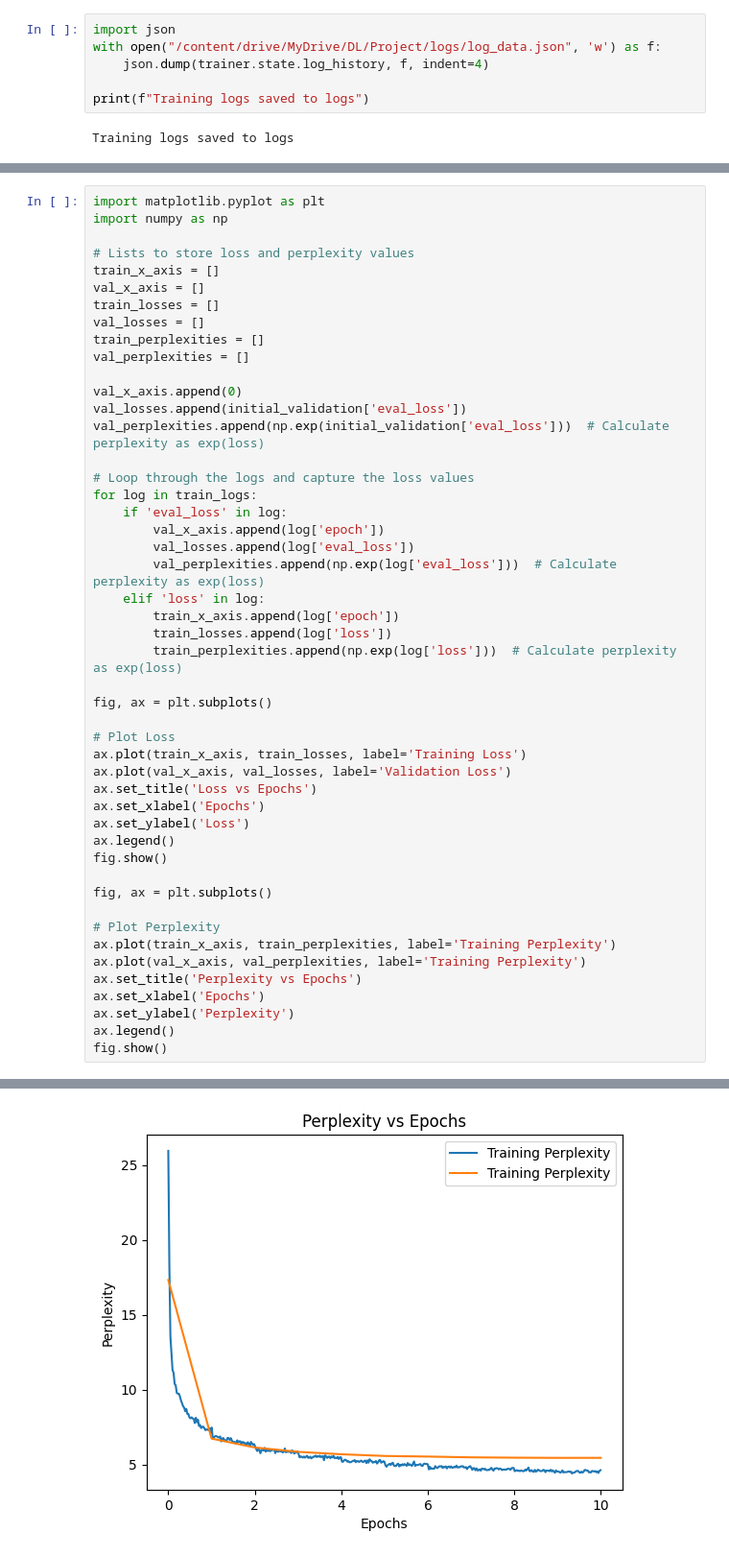
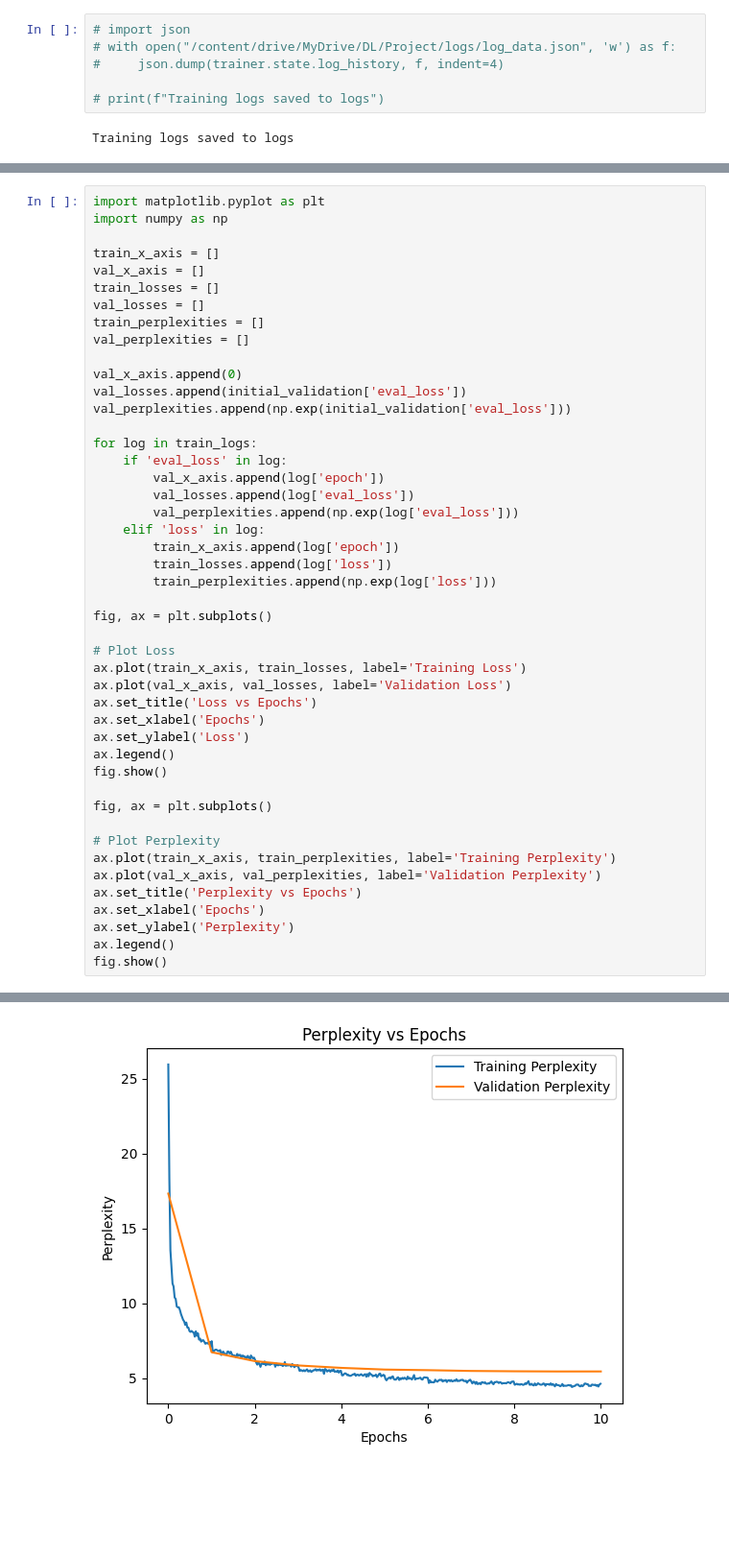
Before and after one commit to Areeb196/CS7643-DL-Project, a Jupyter notebook: gpt2.ipynb, the cells around one changed output, grey strips where cells are left out. Shown: that part at 96% size. Saved outputs shown, nothing was run; the diff lists cells and outputs as text; blank space fills up the shorter version.

```diff
--- a/gpt2.ipynb
+++ b/gpt2.ipynb
@@ -155,9 +104,9 @@ print(f"Final validation loss: {final_validation['eval_loss']}")
 # %%
-import json
-with open("/content/drive/MyDrive/DL/Project/logs/log_data.json", 'w') as f:
-    json.dump(trainer.state.log_history, f, indent=4)
+# import json
+# with open("/content/drive/MyDrive/DL/Project/logs/log_data.json", 'w') as f:
+#     json.dump(trainer.state.log_history, f, indent=4)
 
-print(f"Training logs saved to logs")
+# print(f"Training logs saved to logs")
 # %% [output]
 Training logs saved to logs
 # %%
@@ -178,7 +123,6 @@ print(train_logs)
 import matplotlib.pyplot as plt
 import numpy as np
 
-# Lists to store loss and perplexity values
 train_x_axis = []
 val_x_axis = []
 train_losses = []
@@ -188,40 +132,39 @@ val_perplexities = []
 
 val_x_axis.append(0)
 val_losses.append(initial_validation['eval_loss'])
-val_perplexities.append(np.exp(initial_validation['eval_loss']))  # Calculate perplexity as exp(loss)
+val_perplexities.append(np.exp(initial_validation['eval_loss']))
 
-# Loop through the logs and capture the loss values
 for log in train_logs:
     if 'eval_loss' in log:
         val_x_axis.append(log['epoch'])
         val_losses.append(log['eval_loss'])
-        val_perplexities.append(np.exp(log['eval_loss']))  # Calculate perplexity as exp(loss)
+        val_perplexities.append(np.exp(log['eval_loss']))
     elif 'loss' in log:
         train_x_axis.append(log['epoch'])
         train_losses.append(log['loss'])
-        train_perplexities.append(np.exp(log['loss']))  # Calculate perplexity as exp(loss)
+        train_perplexities.append(np.exp(log['loss']))
 
 fig, ax = plt.subplots()
 
 # Plot Loss
 ax.plot(train_x_axis, train_losses, label='Training Loss')
 ax.plot(val_x_axis, val_losses, label='Validation Loss')
 ax.set_title('Loss vs Epochs')
 ax.set_xlabel('Epochs')
 ax.set_ylabel('Loss')
 ax.legend()
 fig.show()
 
 fig, ax = plt.subplots()
 
 # Plot Perplexity
 ax.plot(train_x_axis, train_perplexities, label='Training Perplexity')
-ax.plot(val_x_axis, val_perplexities, label='Training Perplexity')
+ax.plot(val_x_axis, val_perplexities, label='Validation Perplexity')
 ax.set_title('Perplexity vs Epochs')
 ax.set_xlabel('Epochs')
 ax.set_ylabel('Perplexity')
 ax.legend()
 fig.show()
 # %% [output]
 [figure]
-[figure, old version]
+[figure, new version]
```
Also changed, not shown: parts of 7 cells of this notebook.
